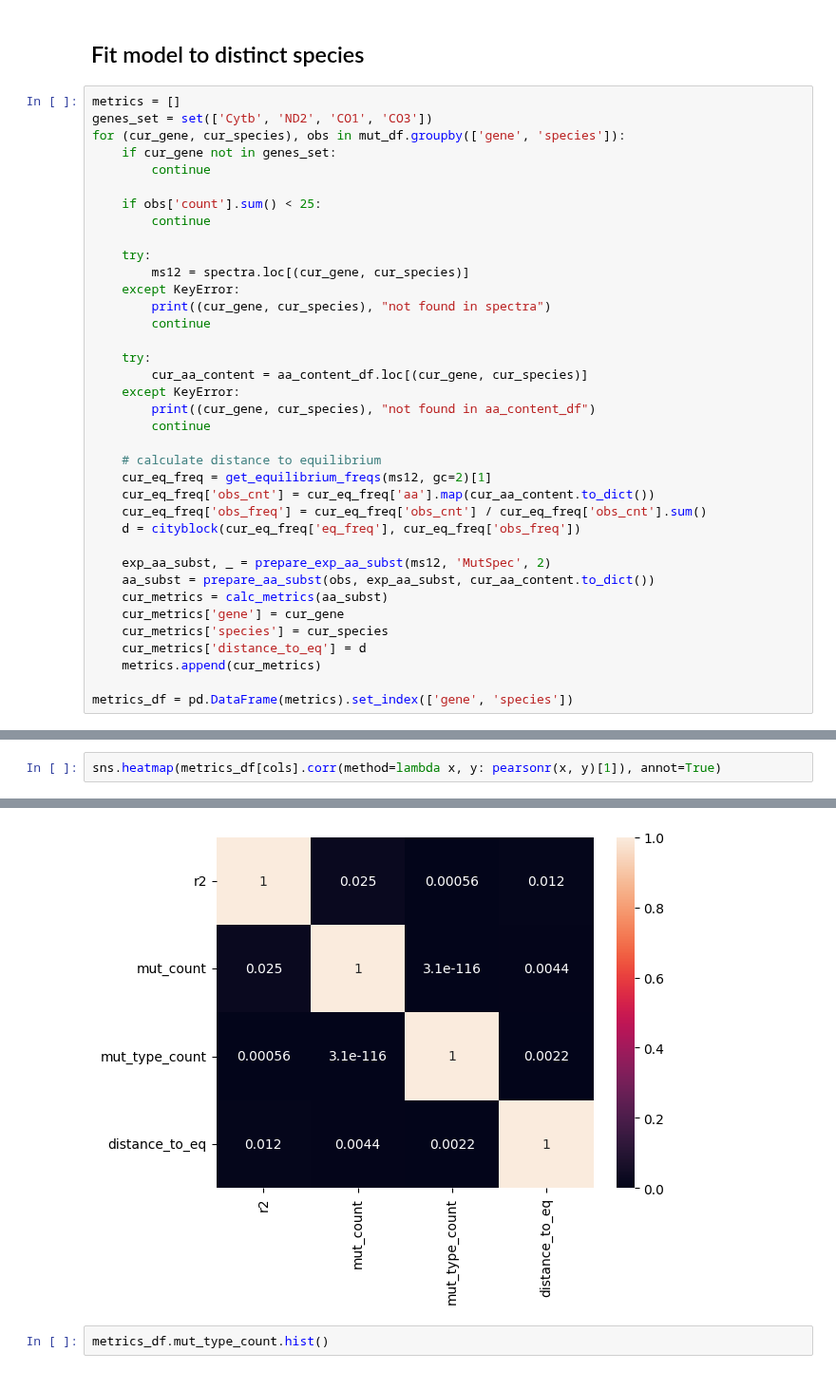
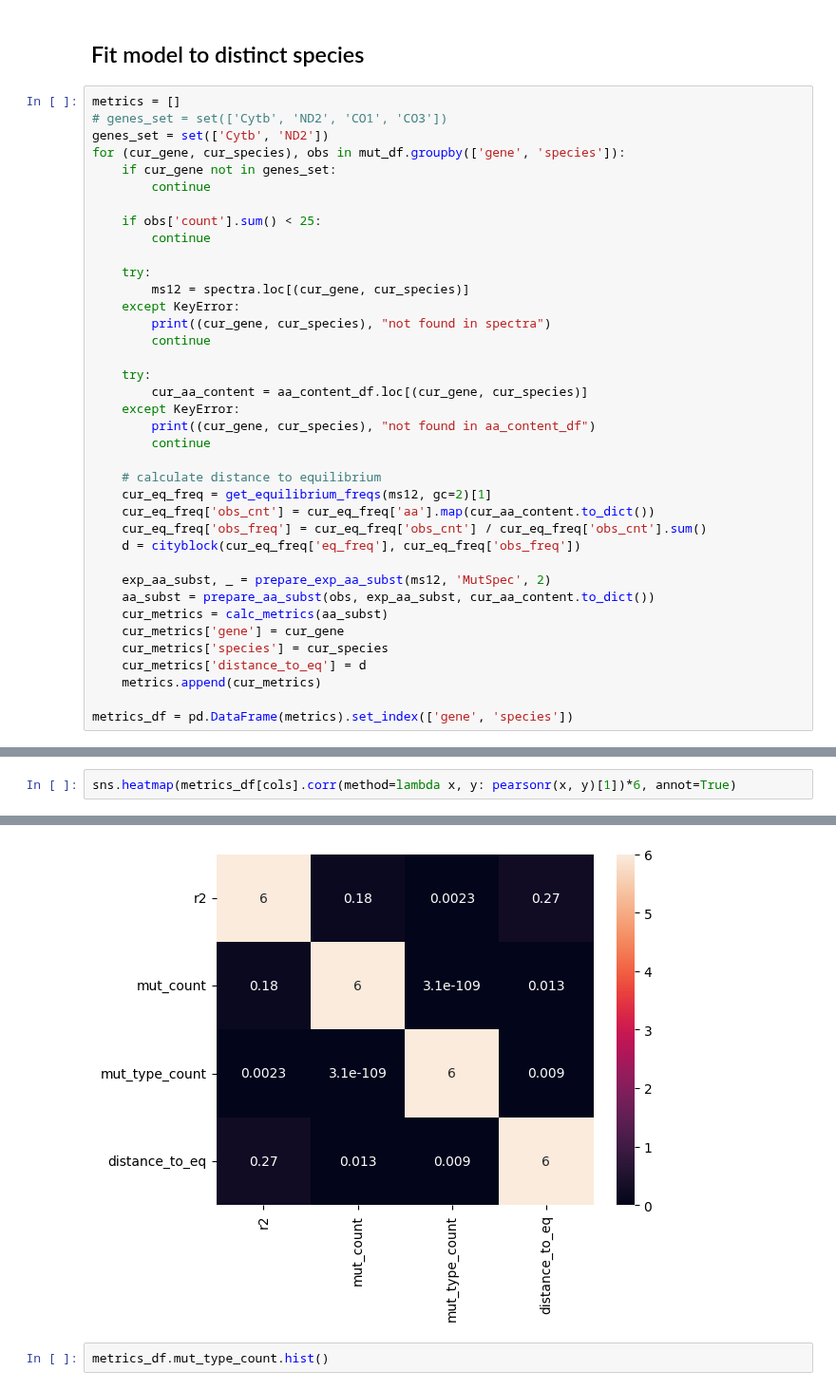
Before and after one commit to mitoclub/AminoAcidShift, a Jupyter notebook: vert_species_fit.ipynb, the cells around one changed output, grey strips where cells are left out. Shown at 95% size. Saved outputs shown, nothing was run; the diff lists cells and outputs as text.

```diff
--- a/vert_species_fit.ipynb
+++ b/vert_species_fit.ipynb
@@ -112,7 +112,8 @@ Name: count, dtype: float64
 ## Fit model to distinct species
 # %%
 metrics = []
-genes_set = set(['Cytb', 'ND2', 'CO1', 'CO3'])
+# genes_set = set(['Cytb', 'ND2', 'CO1', 'CO3'])
+genes_set = set(['Cytb', 'ND2'])
 for (cur_gene, cur_species), obs in mut_df.groupby(['gene', 'species']):
     if cur_gene not in genes_set:
         continue
@@ -192,8 +198,8 @@ sns.heatmap(metrics_df[cols].corr(), annot=True)
 # %%
-sns.heatmap(metrics_df[cols].corr(method=lambda x, y: pearsonr(x, y)[1]), annot=True)
+sns.heatmap(metrics_df[cols].corr(method=lambda x, y: pearsonr(x, y)[1])*6, annot=True)
 # %% [output]
 <Axes: >
-[figure, old version]
+[figure, new version]
 # %%
 metrics_df.mut_type_count.hist()
 # %% [output]
```
Also changed, not shown: parts of 6 cells of this notebook.
